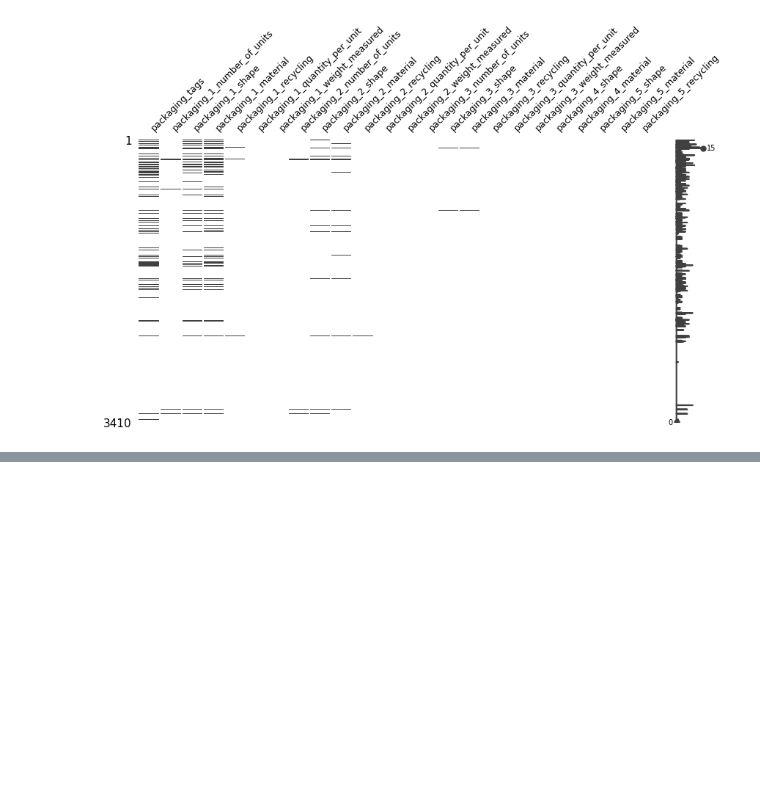
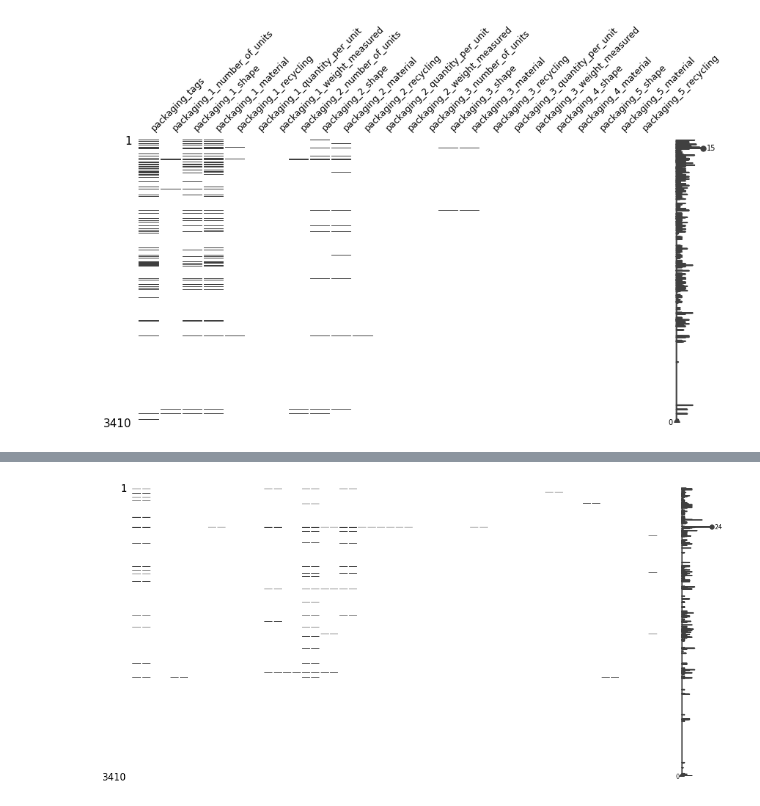
Before and after one commit to 64FC/Openclassrooms_DataScientist, a Jupyter notebook: Projet_2/OpenFoodFacts_1_notebook_nettoyage.ipynb, the cells around one changed output, grey strips where cells are left out. Saved outputs shown, nothing was run; the diff lists cells and outputs as text; code cells hidden in the pictures; blank space fills up the shorter version.

```diff
--- a/Projet_2/OpenFoodFacts_1_notebook_nettoyage.ipynb
+++ b/Projet_2/OpenFoodFacts_1_notebook_nettoyage.ipynb
@@ -566,0 +566,5 @@ clean2_df = cleaning_df[
+# %%
+# The columns in the middle appear to be mostly empty
+_ = msno.matrix(df=cleaning_df.iloc[:, 50:106], figsize=(12,6), fontsize=9)
+# %% [output]
+[figure, added]
```
Also changed, not shown: parts of 60 cells of this notebook.
